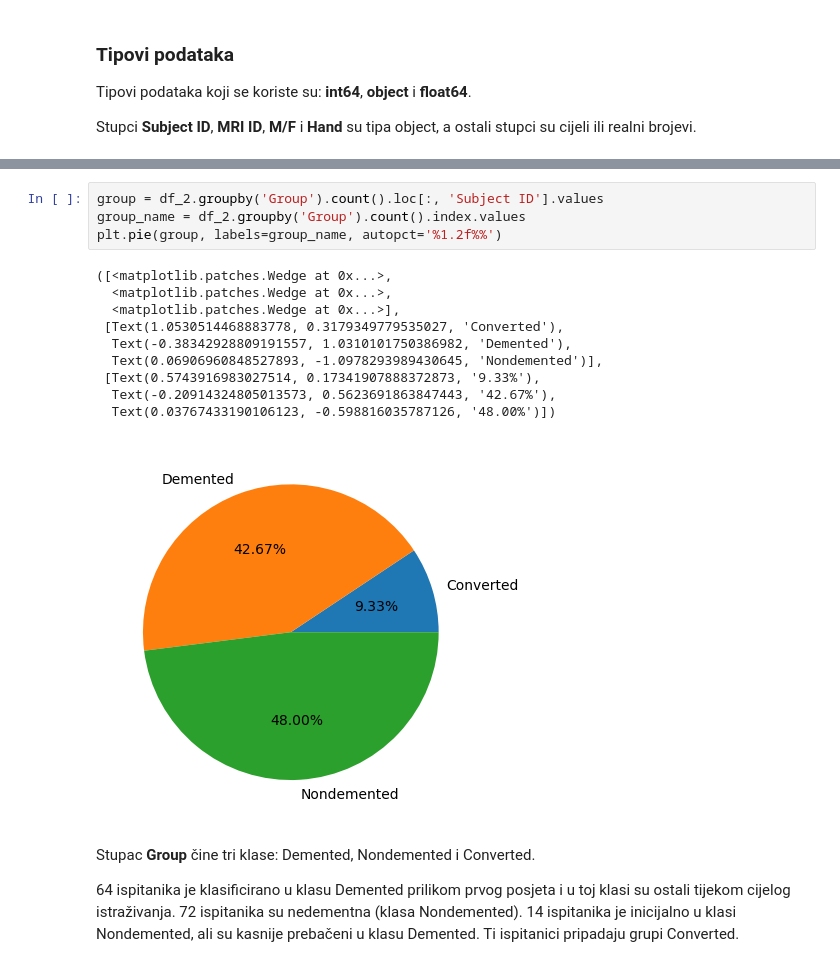
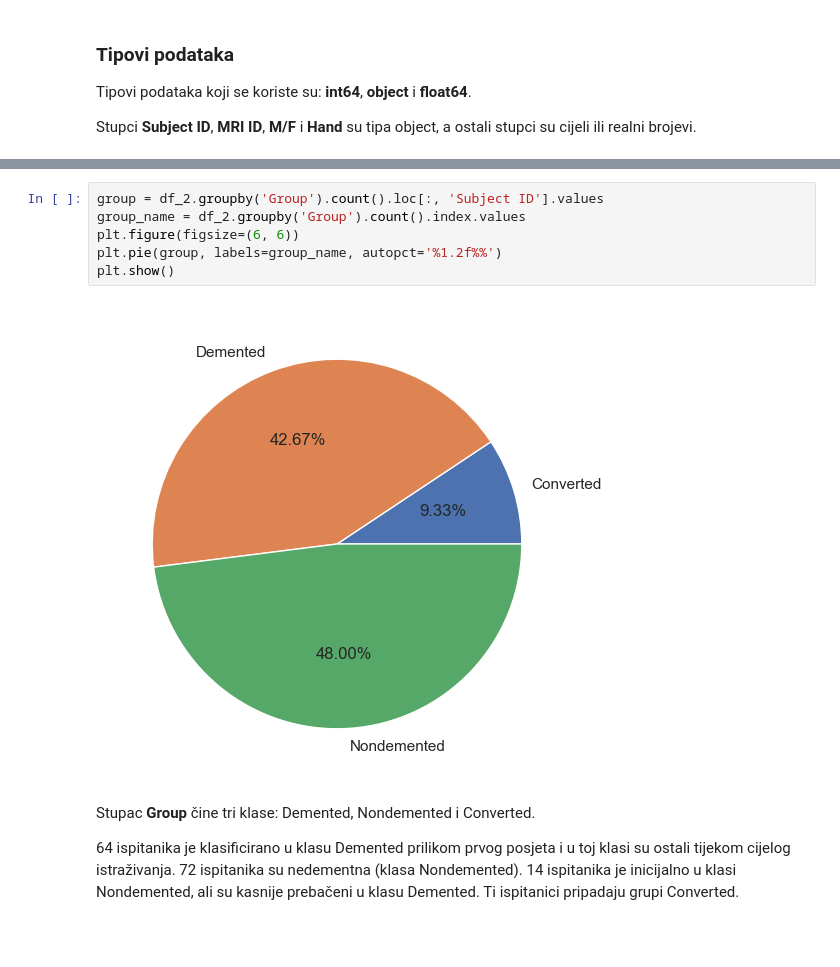
Before and after one commit to stanarlea/alzheimer, a Jupyter notebook: MRI and Alzheimers.ipynb, the cells around one changed output, grey strips where cells are left out. Saved outputs shown, nothing was run; the diff lists cells and outputs as text; blank space fills up the shorter version.

```diff
--- a/MRI and Alzheimers.ipynb
+++ b/MRI and Alzheimers.ipynb
@@ -87,18 +86,11 @@ memory usage: 43.8+ KB
 # %%
 group = df_2.groupby('Group').count().loc[:, 'Subject ID'].values
 group_name = df_2.groupby('Group').count().index.values
+plt.figure(figsize=(6, 6))
 plt.pie(group, labels=group_name, autopct='%1.2f%%')
+plt.show()
 # %% [output]
-([<matplotlib.patches.Wedge at 0x...>,
-  <matplotlib.patches.Wedge at 0x...>,
-  <matplotlib.patches.Wedge at 0x...>],
- [Text(1.0530514468883778, 0.3179349779535027, 'Converted'),
-  Text(-0.38342928809191557, 1.0310101750386982, 'Demented'),
-  Text(0.06906960848527893, -1.0978293989430645, 'Nondemented')],
- [Text(0.5743916983027514, 0.17341907888372873, '9.33%'),
-  Text(-0.20914324805013573, 0.5623691863847443, '42.67%'),
-  Text(0.03767433190106123, -0.598816035787126, '48.00%')])
-[figure, old version]
+[figure, new version]
 # %% [markdown]
 Stupac **Group** čine tri klase: Demented, Nondemented i Converted.
 
```
Also changed, not shown: parts of 22 cells of this notebook.
